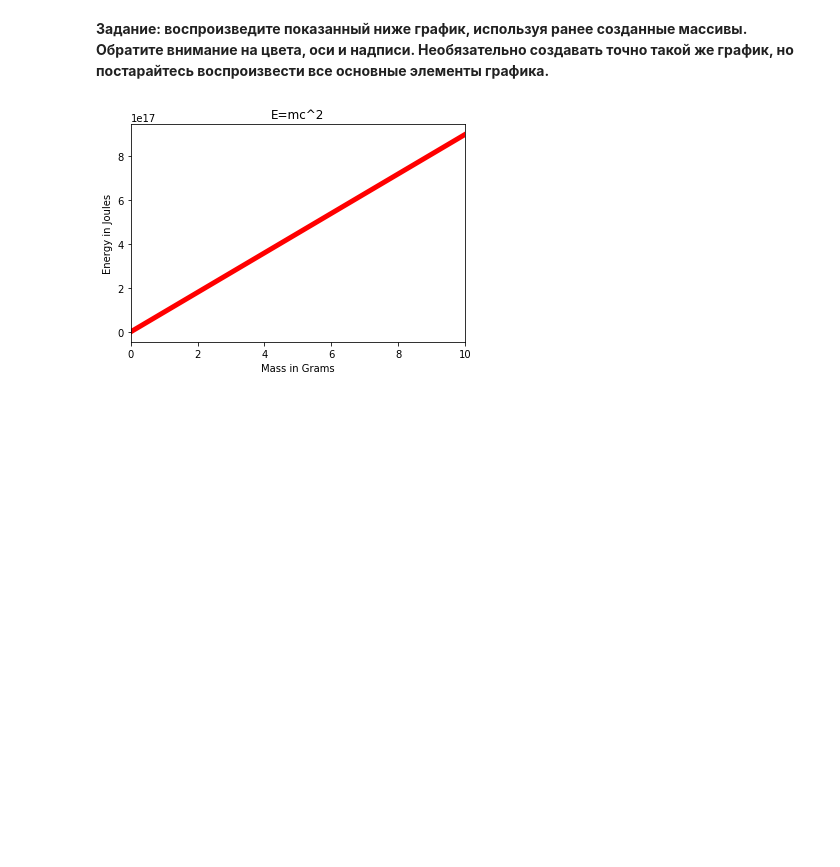
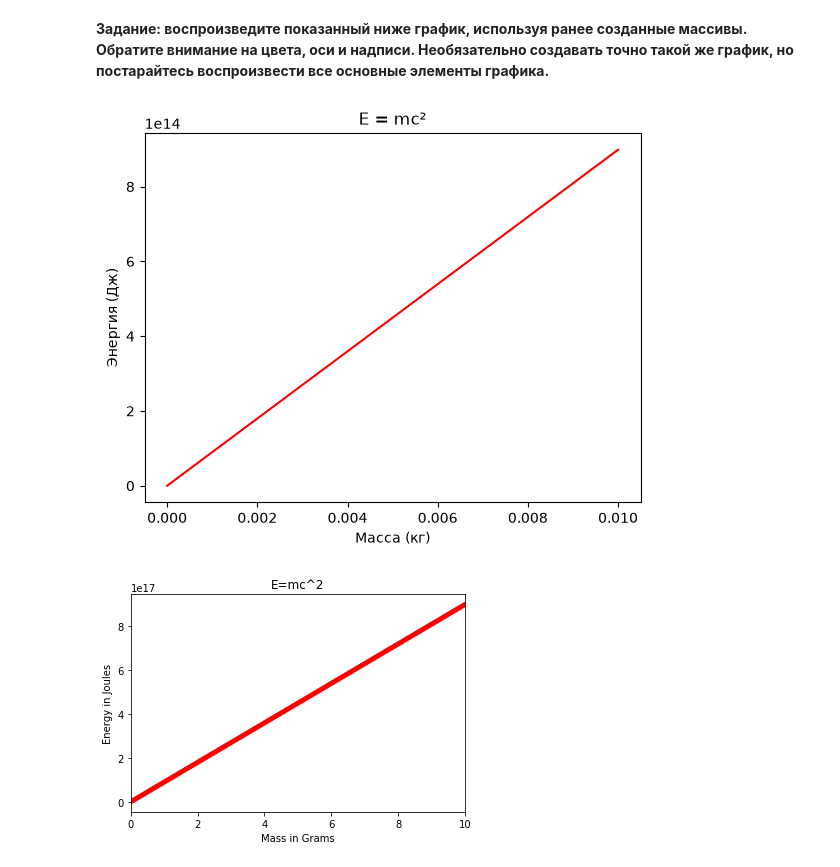
Before and after one commit to Svetlana184/PythonBase, a Jupyter notebook: 04-Matplotlib Exercises.ipynb, the cells around one changed output. Drawn from its saved outputs; the diff is of its cells as text; code cells hidden in the pictures; blank space fills up the shorter version.

```diff
--- a/04-Matplotlib Exercises.ipynb
+++ b/04-Matplotlib Exercises.ipynb
@@ -83,3 +81,12 @@ import matplotlib.pyplot as plt
+# %%
+# ПИШИТЕ ВАШ КОД ЗДЕСЬ
+plt.plot(arr_m, arr_e, color='red')
+plt.xlabel('Масса (кг)')
+plt.ylabel('Энергия (Дж)')
+plt.title('E = mc²')
+plt.show()
+# %% [output]
+[figure, added]
 # %%
 # НЕ ЗАПУСКАЙТЕ ЯЧЕЙКУ НИЖЕ, ИНАЧЕ ГРАФИК ИСЧЕЗНЕТ!
 # %%
```
Also changed, not shown: parts of 9 cells of this notebook, 2 other files.
